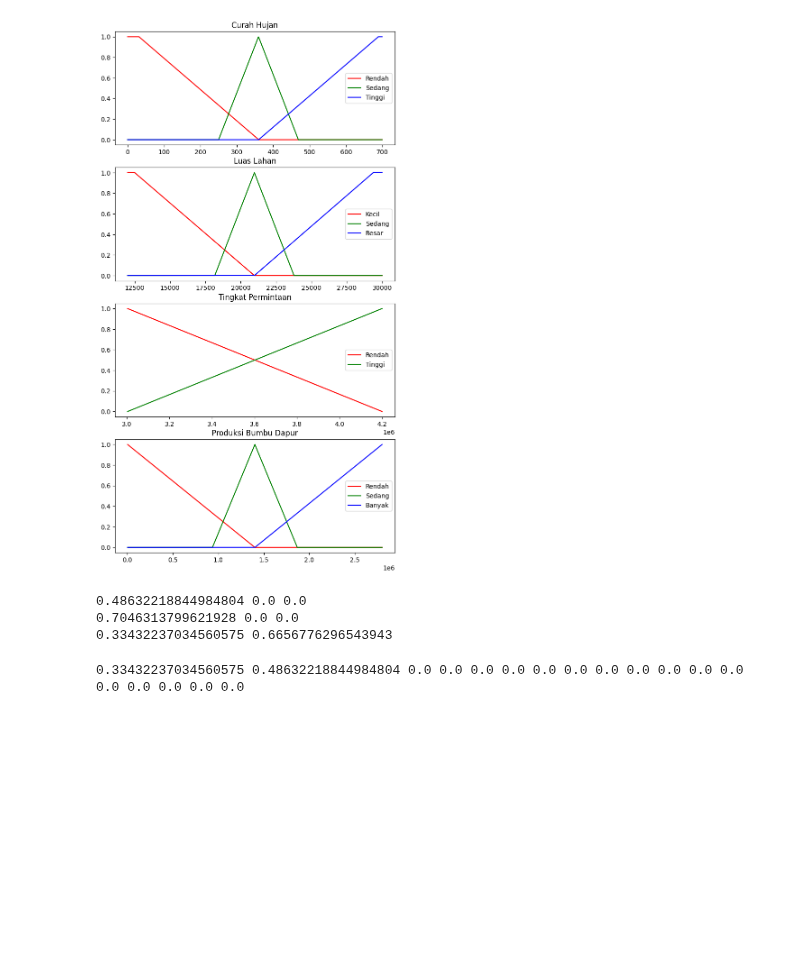
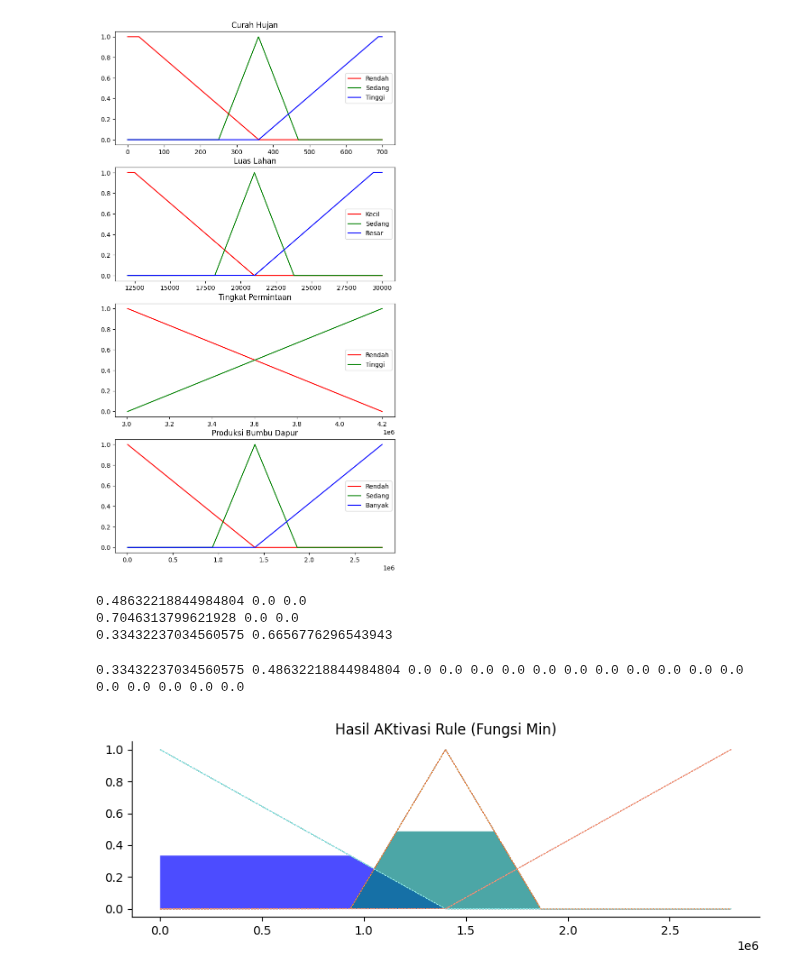
Before and after one commit to pramadikaegamo/soft-computing-praktik, a Jupyter notebook: Pertemuan 7/M07_SCP_5200411193_Pramadika Egamo.ipynb, the cells around one changed output. Saved outputs shown, nothing was run; the diff lists cells and outputs as text; code cells hidden in the pictures; blank space fills up the shorter version.

```diff
--- a/Pertemuan 7/M07_SCP_5200411193_Pramadika Egamo.ipynb
+++ b/Pertemuan 7/M07_SCP_5200411193_Pramadika Egamo.ipynb
@@ -63,13 +57,13 @@ ax3.legend()
 # %%
 # fuzzification
 
-curah_hujan_level_rendah = fuzz.interp_membership(x_curah_hujan_rendah, curah_hujan_rendah, 200)
-curah_hujan_level_sedang = fuzz.interp_membership(x_curah_hujan_rendah, curah_hujan_sedang, 200)
-curah_hujan_level_tinggi = fuzz.interp_membership(x_curah_hujan_rendah, curah_hujan_tinggi, 200)
+curah_hujan_level_rendah = fuzz.interp_membership(x_curah_hujan, curah_hujan_rendah, 200)
+curah_hujan_level_sedang = fuzz.interp_membership(x_curah_hujan, curah_hujan_sedang, 200)
+curah_hujan_level_tinggi = fuzz.interp_membership(x_curah_hujan, curah_hujan_tinggi, 200)
 
-luas_lahan_level_kecil = fuzz.interp_membership(x_luas_lahan_kecil, luas_lahan_kecil, 15000)
-luas_lahan_level_sedang = fuzz.interp_membership(x_luas_lahan_kecil, luas_lahan_sedang, 15000)
-luas_lahan_level_besar = fuzz.interp_membership(x_luas_lahan_kecil, luas_lahan_besar, 15000)
+luas_lahan_level_kecil = fuzz.interp_membership(x_luas_lahan, luas_lahan_kecil, 15000)
+luas_lahan_level_sedang = fuzz.interp_membership(x_luas_lahan, luas_lahan_sedang, 15000)
+luas_lahan_level_besar = fuzz.interp_membership(x_luas_lahan, luas_lahan_besar, 15000)
 
 tingkat_permintaan_level_rendah = fuzz.interp_membership(x_tingkat_permintaan, tingkat_permintaan_rendah, 3800000)
 tingkat_permintaan_level_tinggi = fuzz.interp_membership(x_tingkat_permintaan, tingkat_permintaan_tinggi, 3800000)
@@ -147,3 +141,52 @@ produksi_activation_r18 = np.fmin(active_rule18, produksi_bumbu_dapur_banyak)
 produksi0 = np.zeros_like(x_produksi_bumbu_dapur)
 # %% [output]
 0.33432237034560575 0.48632218844984804 0.0 0.0 0.0 0.0 0.0 0.0 0.0 0.0 0.0 0.0 0.0 0.0 0.0 0.0 0.0 0.0
+# %%
+fig, ax0 = plt.subplots(figsize=(8,3))
+ax0.fill_between(x_produksi_bumbu_dapur, produksi0, produksi_activation_r1, facecolor='b', alpha=0.7)
+ax0.plot(x_produksi_bumbu_dapur, produksi_bumbu_dapur_sedikit, 'b', linewidth=0.5, linestyle='--')
+ax0.fill_between(x_produksi_bumbu_dapur, produksi0, produksi_activation_r2, facecolor='teal', alpha=0.7)
+ax0.plot(x_produksi_bumbu_dapur, produksi_bumbu_dapur_sedang, 'teal', linewidth=0.5, linestyle='--')
+ax0.fill_between(x_produksi_bumbu_dapur, produksi0, produksi_activation_r3, facecolor='r', alpha=0.7)
+ax0.plot(x_produksi_bumbu_dapur, produksi_bumbu_dapur_sedikit, 'r', linewidth=0.5, linestyle='--')
+ax0.fill_between(x_produksi_bumbu_dapur, produksi0, produksi_activation_r4, facecolor='m', alpha=0.7)
+ax0.plot(x_produksi_bumbu_dapur, produksi_bumbu_dapur_banyak, 'm', linewidth=0.5, linestyle='--')
+ax0.fill_between(x_produksi_bumbu_dapur, produksi0, produksi_activation_r5, facecolor='chartreuse', alpha=0.7)
+ax0.plot(x_produksi_bumbu_dapur, produksi_bumbu_dapur_sedikit, 'chartreuse', linewidth=0.5, linestyle='--')
+ax0.fill_between(x_produksi_bumbu_dapur, produksi0, produksi_activation_r6, facecolor='y', alpha=0.7)
+ax0.plot(x_produksi_bumbu_dapur, produksi_bumbu_dapur_sedang, 'y', linewidth=0.5, linestyle='--')
+ax0.fill_between(x_produksi_bumbu_dapur, produksi0, produksi_activation_r7, facecolor='aqua', alpha=0.7)
+ax0.plot(x_produksi_bumbu_dapur, produksi_bumbu_dapur_sedikit, 'aqua', linewidth=0.5, linestyle='--')
+ax0.fill_between(x_produksi_bumbu_dapur, produksi0, produksi_activation_r8, facecolor='beige', alpha=0.7)
+ax0.plot(x_produksi_bumbu_dapur, produksi_bumbu_dapur_banyak, 'beige', linewidth=0.5, linestyle='--')
+ax0.fill_between(x_produksi_bumbu_dapur, produksi0, produksi_activation_r9, facecolor='black', alpha=0.7)
+ax0.plot(x_produksi_bumbu_dapur, produksi_bumbu_dapur_sedang, 'black', linewidth=0.5, linestyle='--')
+ax0.fill_between(x_produksi_bumbu_dapur, produksi0, produksi_activation_r10, facecolor='brown', alpha=0.7)
+ax0.plot(x_produksi_bumbu_dapur, produksi_bumbu_dapur_banyak, 'brown', linewidth=0.5, linestyle='--')
+ax0.fill_between(x_produksi_bumbu_dapur, produksi0, produksi_activation_r11, facecolor='chocolate', alpha=0.7)
+ax0.plot(x_produksi_bumbu_dapur, produksi_bumbu_dapur_sedang, 'chocolate', linewidth=0.5, linestyle='--')
+ax0.fill_between(x_produksi_bumbu_dapur, produksi0, produksi_activation_r12, facecolor='coral', alpha=0.7)
+ax0.plot(x_produksi_bumbu_dapur, produksi_bumbu_dapur_banyak, 'coral', linewidth=0.5, linestyle='--')
+ax0.fill_between(x_produksi_bumbu_dapur, produksi0, produksi_activation_r13, facecolor='cyan', alpha=0.7)
+ax0.plot(x_produksi_bumbu_dapur, produksi_bumbu_dapur_sedikit, 'cyan', linewidth=0.5, linestyle='--')
+ax0.fill_between(x_produksi_bumbu_dapur, produksi0, produksi_activation_r14, facecolor='fuchsia', alpha=0.7)
+ax0.plot(x_produksi_bumbu_dapur, produksi_bumbu_dapur_sedang, 'fuchsia', linewidth=0.5, linestyle='--')
+ax0.fill_between(x_produksi_bumbu_dapur, produksi0, produksi_activation_r15, facecolor='gold', alpha=0.7)
+ax0.plot(x_produksi_bumbu_dapur, produksi_bumbu_dapur_sedang, 'gold', linewidth=0.5, linestyle='--')
+ax0.fill_between(x_produksi_bumbu_dapur, produksi0, produksi_activation_r16, facecolor='khaki', alpha=0.7)
+ax0.plot(x_produksi_bumbu_dapur, produksi_bumbu_dapur_banyak, 'khaki', linewidth=0.5, linestyle='--')
+ax0.fill_between(x_produksi_bumbu_dapur, produksi0, produksi_activation_r17, facecolor='lavender', alpha=0.7)
+ax0.plot(x_produksi_bumbu_dapur, produksi_bumbu_dapur_sedikit, 'lavender', linewidth=0.5, linestyle='--')
+ax0.fill_between(x_produksi_bumbu_dapur, produksi0, produksi_activation_r18, facecolor='salmon', alpha=0.7)
+ax0.plot(x_produksi_bumbu_dapur, produksi_bumbu_dapur_banyak, 'salmon', linewidth=0.5, linestyle='--')
+ax0.set_title('Hasil AKtivasi Rule (Fungsi Min)')
+
+# tambahan
+for ax in (ax0,):
+    ax.spines['top'].set_visible(False)
+    ax.spines['right'].set_visible(False)
+    ax.get_xaxis().tick_bottom
+    ax.get_yaxis().tick_left
+plt.tight_layout()
+# %% [output]
+[figure, added]
```
Also changed, not shown: parts of 5 cells of this notebook.
